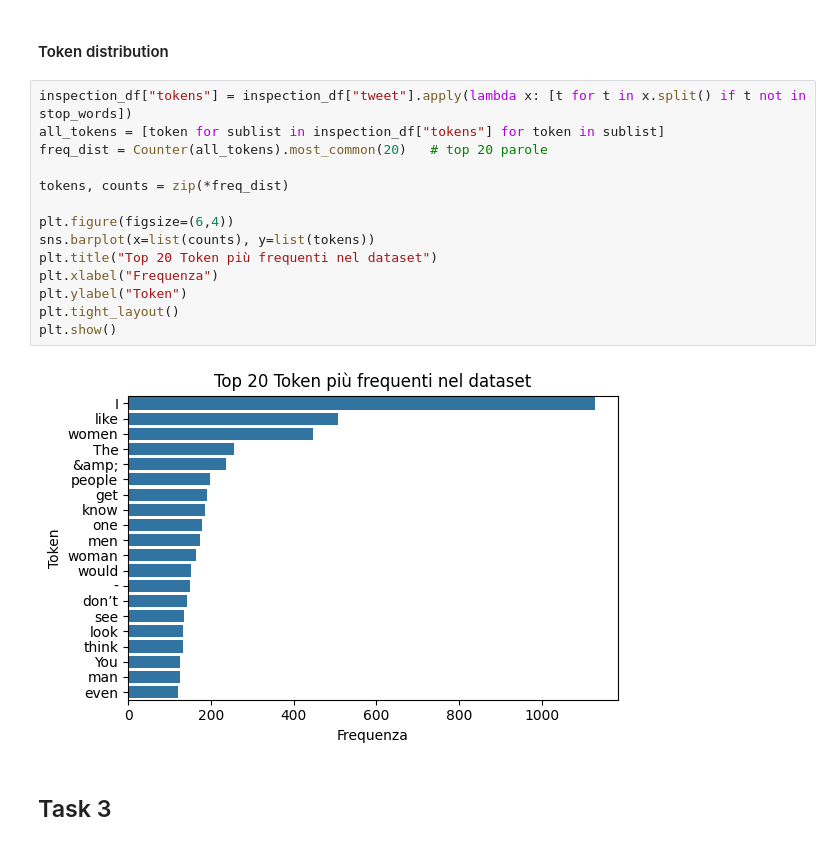
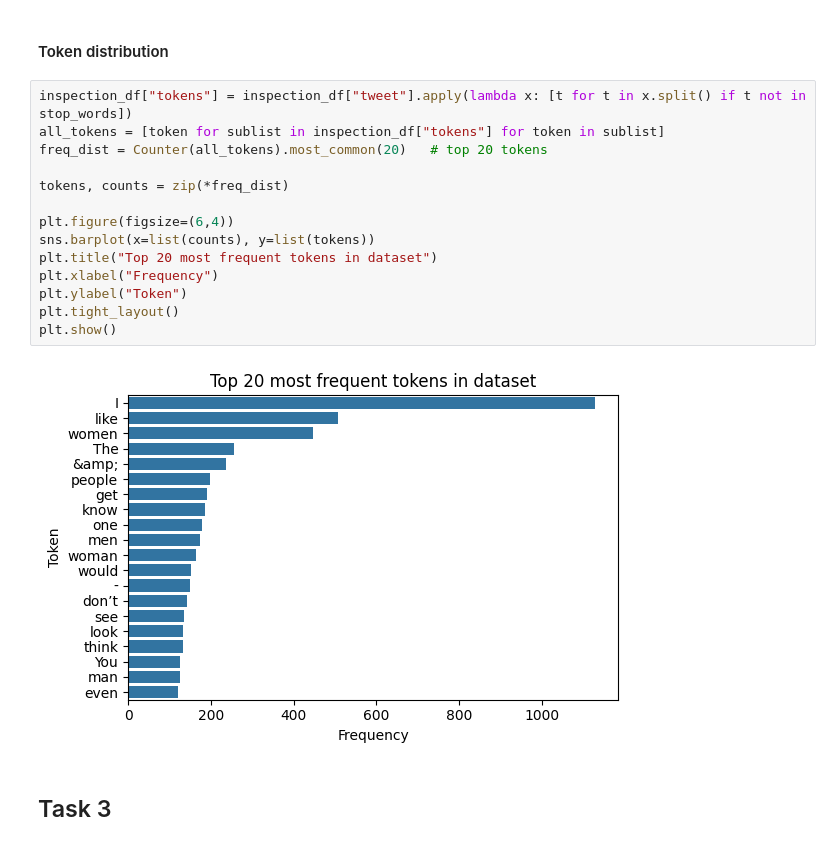
Before and after one commit to mattialodi0/progNLP, a Jupyter notebook: assignment-1/draft.ipynb, the cells around one changed output. Drawn from its saved outputs; the diff is of its cells as text.

```diff
--- a/assignment-1/draft.ipynb
+++ b/assignment-1/draft.ipynb
@@ -356,19 +340,19 @@ inspection_df.head()
 # %%
 inspection_df["tokens"] = inspection_df["tweet"].apply(lambda x: [t for t in x.split() if t not in stop_words])
 all_tokens = [token for sublist in inspection_df["tokens"] for token in sublist]
-freq_dist = Counter(all_tokens).most_common(20)   # top 20 parole
+freq_dist = Counter(all_tokens).most_common(20)   # top 20 tokens
 
 tokens, counts = zip(*freq_dist)
 
 plt.figure(figsize=(6,4))
 sns.barplot(x=list(counts), y=list(tokens))
-plt.title("Top 20 Token più frequenti nel dataset")
-plt.xlabel("Frequenza")
+plt.title("Top 20 most frequent tokens in dataset")
+plt.xlabel("Frequency")
 plt.ylabel("Token")
 plt.tight_layout()
 plt.show()
 # %% [output]
-[figure, old version]
+[figure, new version]
 # %% [markdown]
 ## Task 3
 # %% [markdown]
```
Also changed, not shown: parts of 75 cells of this notebook, 2 other files.
